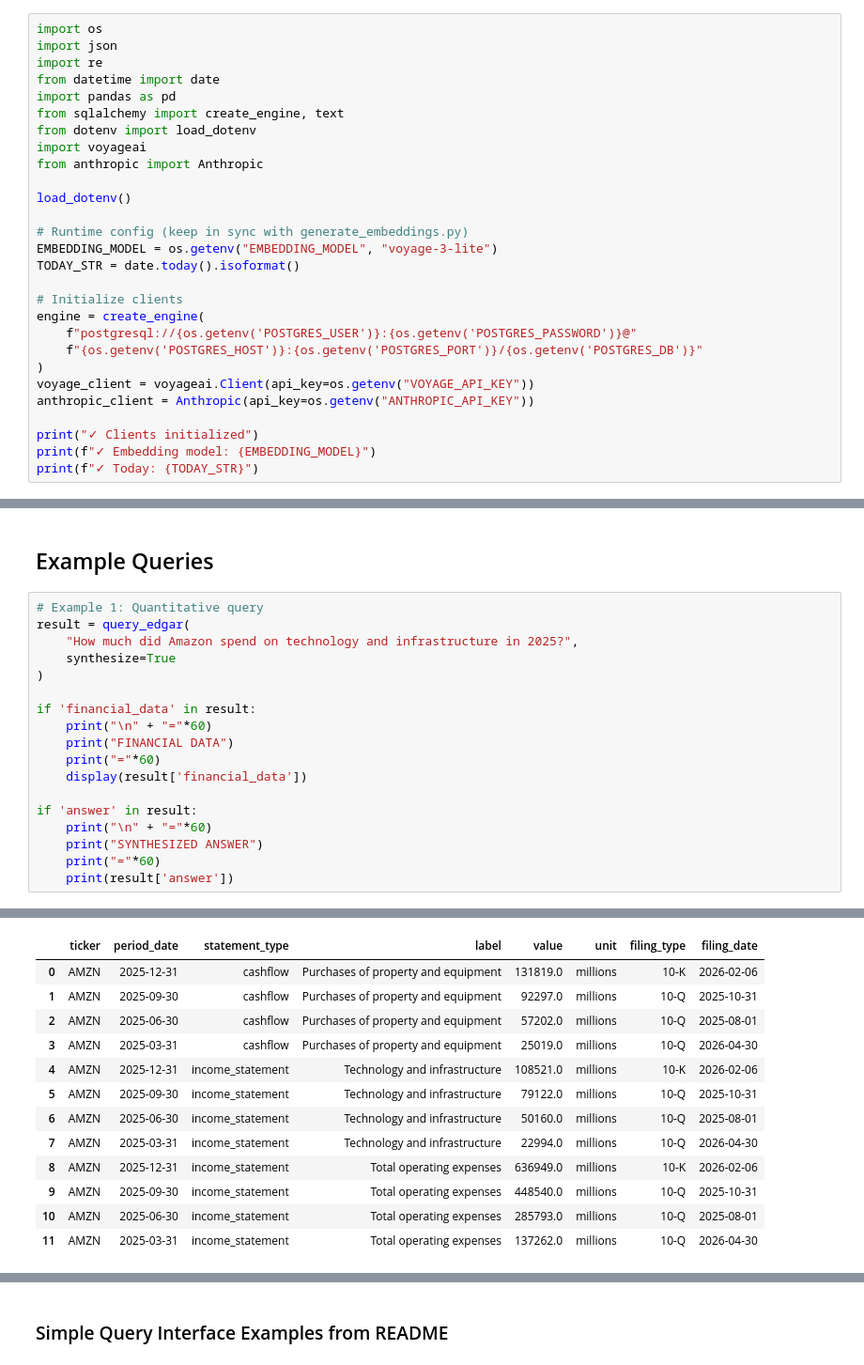
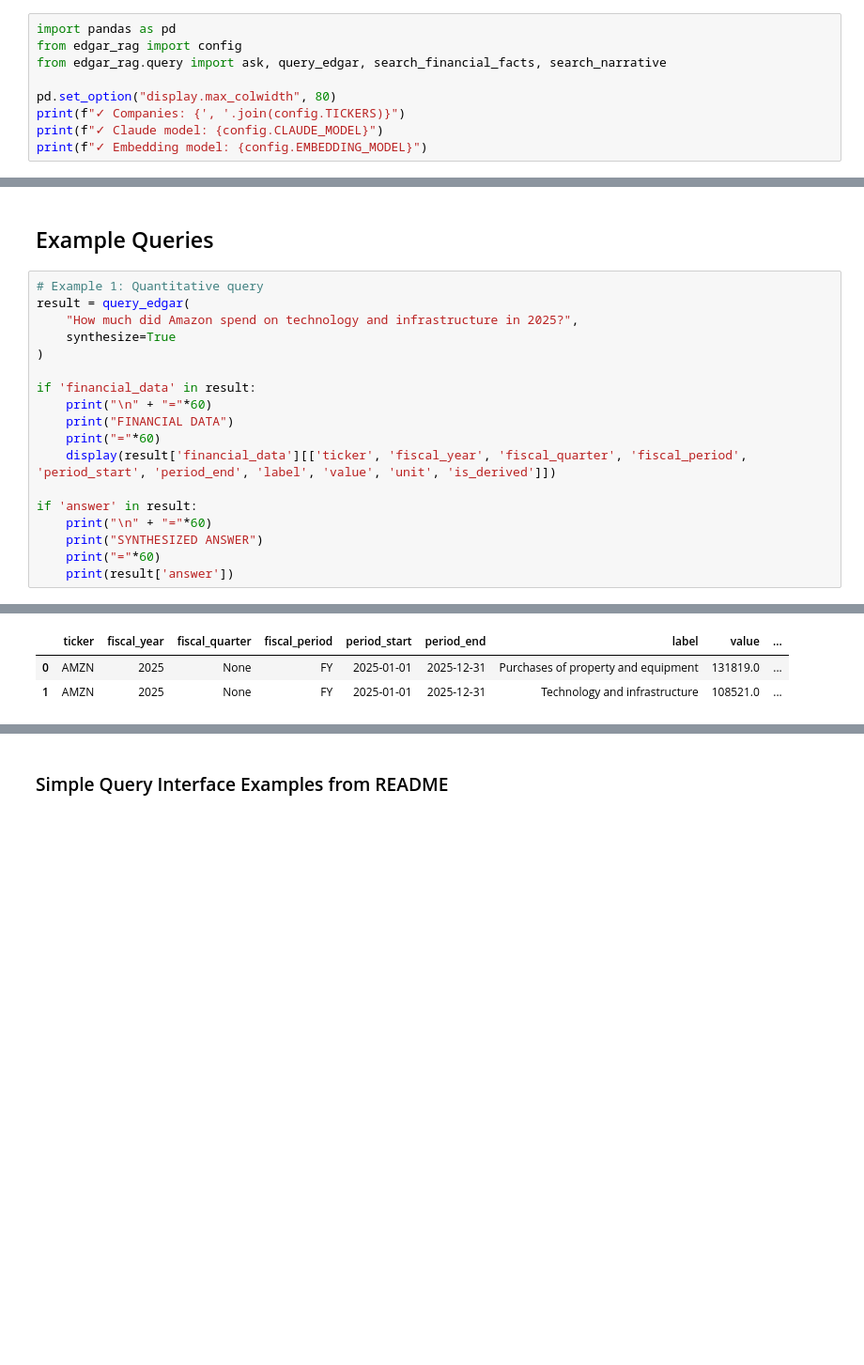
Before and after one commit to McSavage/edgar_rag, a Jupyter notebook: edgar_rag_interface.ipynb, the cells around one changed output, grey strips where cells are left out. Shown at 94% size. Saved outputs shown, nothing was run; the diff lists cells and outputs as text; blank space fills up the shorter version.

```diff
--- a/edgar_rag_interface.ipynb
+++ b/edgar_rag_interface.ipynb
@@ -82,29 +55,10 @@ This notebook provides a natural language interface to query:
 # %%
-import os
-import json
-import re
-from datetime import date
 import pandas as pd
-from sqlalchemy import create_engine, text
-from dotenv import load_dotenv
-import voyageai
-from anthropic import Anthropic
+from edgar_rag import config
+from edgar_rag.query import ask, query_edgar, search_financial_facts, search_narrative
 
-load_dotenv()
-
-# Runtime config (keep in sync with generate_embeddings.py)
-EMBEDDING_MODEL = os.getenv("EMBEDDING_MODEL", "voyage-3-lite")
-TODAY_STR = date.today().isoformat()
-
-# Initialize clients
-engine = create_engine(
-    f"postgresql://{os.getenv('POSTGRES_USER')}:{os.getenv('POSTGRES_PASSWORD')}@"
-    f"{os.getenv('POSTGRES_HOST')}:{os.getenv('POSTGRES_PORT')}/{os.getenv('POSTGRES_DB')}"
-)
-voyage_client = voyageai.Client(api_key=os.getenv("VOYAGE_API_KEY"))
-anthropic_client = Anthropic(api_key=os.getenv("ANTHROPIC_API_KEY"))
-
-print("✓ Clients initialized")
-print(f"✓ Embedding model: {EMBEDDING_MODEL}")
-print(f"✓ Today: {TODAY_STR}")
+pd.set_option("display.max_colwidth", 80)
+print(f"✓ Companies: {', '.join(config.TICKERS)}")
+print(f"✓ Claude model: {config.CLAUDE_MODEL}")
+print(f"✓ Embedding model: {config.EMBEDDING_MODEL}")
 # %% [output]
@@ -492,7 +78,7 @@ if 'financial_data' in result:
     print("\n" + "="*60)
     print("FINANCIAL DATA")
     print("="*60)
-    display(result['financial_data'])
+    display(result['financial_data'][['ticker', 'fiscal_year', 'fiscal_quarter', 'fiscal_period', 'period_start', 'period_end', 'label', 'value', 'unit', 'is_derived']])
 
 if 'answer' in result:
     print("\n" + "="*60)
@@ -514,22 +101,12 @@ Date range: 2025-01-01 to 2025-12-31
 
 🤖 Synthesizing answer with Claude...
 
 ============================================================
 FINANCIAL DATA
 ============================================================
-|  | ticker | period_date | statement_type | label | value | unit | filing_type | filing_date |
-| 0 | AMZN | 2025-12-31 | cashflow | Purchases of property and equipment | 131819.0 | millions | 10-K | 2026-02-06 |
-| 1 | AMZN | 2025-09-30 | cashflow | Purchases of property and equipment | 92297.0 | millions | 10-Q | 2025-10-31 |
-| 2 | AMZN | 2025-06-30 | cashflow | Purchases of property and equipment | 57202.0 | millions | 10-Q | 2025-08-01 |
-| 3 | AMZN | 2025-03-31 | cashflow | Purchases of property and equipment | 25019.0 | millions | 10-Q | 2026-04-30 |
-| 4 | AMZN | 2025-12-31 | income_statement | Technology and infrastructure | 108521.0 | millions | 10-K | 2026-02-06 |
-| 5 | AMZN | 2025-09-30 | income_statement | Technology and infrastructure | 79122.0 | millions | 10-Q | 2025-10-31 |
-| 6 | AMZN | 2025-06-30 | income_statement | Technology and infrastructure | 50160.0 | millions | 10-Q | 2025-08-01 |
-| 7 | AMZN | 2025-03-31 | income_statement | Technology and infrastructure | 22994.0 | millions | 10-Q | 2026-04-30 |
-| 8 | AMZN | 2025-12-31 | income_statement | Total operating expenses | 636949.0 | millions | 10-K | 2026-02-06 |
-| 9 | AMZN | 2025-09-30 | income_statement | Total operating expenses | 448540.0 | millions | 10-Q | 2025-10-31 |
-| 10 | AMZN | 2025-06-30 | income_statement | Total operating expenses | 285793.0 | millions | 10-Q | 2025-08-01 |
-| 11 | AMZN | 2025-03-31 | income_statement | Total operating expenses | 137262.0 | millions | 10-Q | 2026-04-30 |
+|  | ticker | fiscal_year | fiscal_quarter | fiscal_period | period_start | period_end | label | value | ... |
+| 0 | AMZN | 2025 | None | FY | 2025-01-01 | 2025-12-31 | Purchases of property and equipment | 131819.0 | ... |
+| 1 | AMZN | 2025 | None | FY | 2025-01-01 | 2025-12-31 | Technology and infrastructure | 108521.0 | ... |
 ============================================================
 SYNTHESIZED ANSWER
 ============================================================
```
Also changed, not shown: parts of 24 cells of this notebook, 18 other files.
